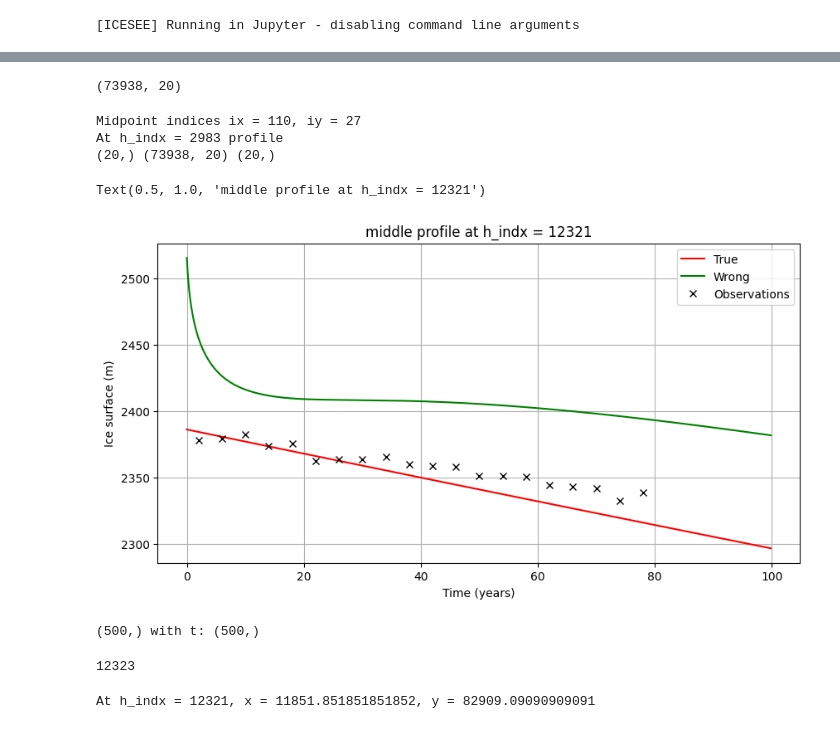
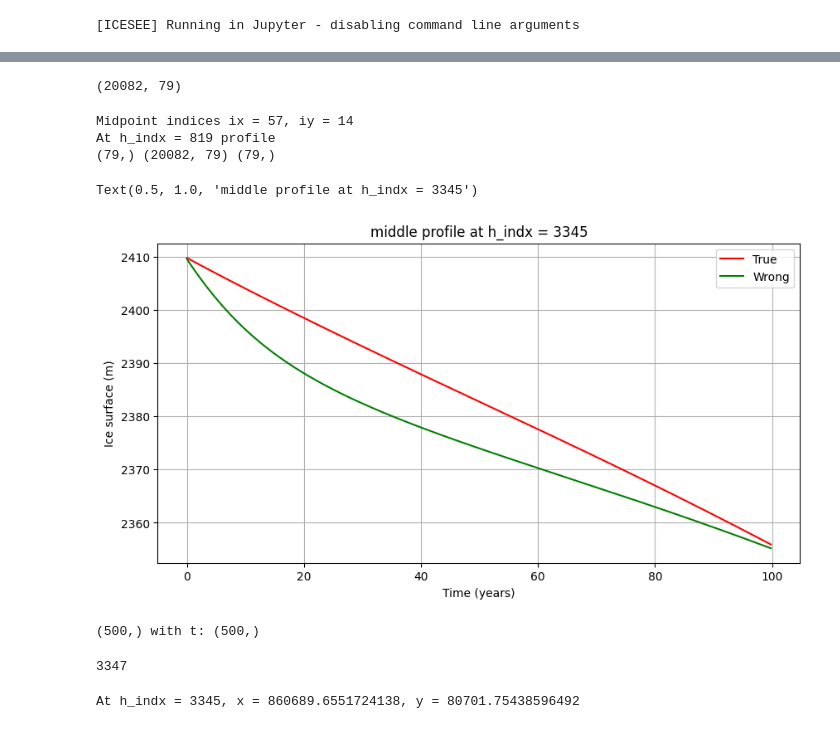
Before and after one commit to ICESEE-project/ICESEE, a Jupyter notebook: applications/issm_model/examples/ISMIP_Choi/read_results.ipynb, the cells around one changed output, grey strips where cells are left out. Drawn from its saved outputs; the diff is of its cells as text; code cells hidden in the pictures.

```diff
--- a/applications/issm_model/examples/ISMIP_Choi/read_results.ipynb
+++ b/applications/issm_model/examples/ISMIP_Choi/read_results.ipynb
@@ -16,5 +26,5 @@ from ICESEE.src.utils.tools import get_grid_dimensions, midprofiles_coords, midp
 # %%
-parameters = load_yaml_to_dict('params.yaml')
+parameters = load_yaml_to_dict(f'{cwd}/params.yaml')
 enkf_params     = get_section(parameters, 'enkf-parameters')
 modeling_params = get_section(parameters, 'modeling-parameters')
 # %%
@@ -86,10 +98,11 @@ if run_mode != 0:
 else:
     # file_path = '_modelrun_datasets/icesee_ensemble_data.h5'
     file_path = f'{data_dir}/icesee_ensemble_data.h5'
-    import h5py
     with h5py.File(file_path, 'r') as f:
         ensemble_vec_full = f['ensemble'][:]
         ensemble_vec_mean = f['ensemble_mean'][:]
         # ensemble_true_state = f['true_state'][:]
         # ensemble_nurged_state = f['nurged_state'][:]
         ensemble_bg = None
+nd, Nens, nt = ensemble_vec_full.shape
+ndim = nd//6
@@ -96,3 +218,8 @@ else:
+# %%
+file_path = f'{data_dir}/icesee_ensemble_data.h5'
+with h5py.File(file_path, 'r') as f:
+    ensemble_vec_full = f['ensemble'][:]
+    ensemble_vec_mean = f['ensemble_mean'][:]
 # %%
 # file_path='_modelrun_datasets/true_nurged_states.h5'
 with h5py.File(f'{data_dir}/true_nurged_states.h5', 'r') as f:
@@ -125,7 +266,7 @@ obs_indices = np.concatenate([indx_map[key] for key in all_observed])
 w = w[:, :ind_m.shape[0]]  # only use the observations at the observation indices
 w.shape
 # %% [output]
-(73938, 20)
+(20082, 79)
 # %%
 nt = ensemble_true_state.shape[1]; num_steps = nt-1
 ndim = ensemble_true_state.shape[0]
@@ -153,46 +294,46 @@ elif profile_flag == "middle":
     h_indx = ((ix//2)*(my-1)) + (iy)//2 #(ix/2,iy/2) point
 elif profile_flag == "end":
     h_indx = (mx-1)*(my-1) + 0
     # h_indx = (mx-1)*(my-1) + (my-1)//2
 # elif profile_flag == "random":
 #     h_indx = np.random.randint(htrue.shape[0])
 
 print(f"At h_indx = {h_indx} profile ")
 
 # plot the ensemble_true_state and ensemble_nurged_state
 htrue = ensemble_true_state[hdim:2*hdim,:]
 hnurge = ensemble_nurged_state[hdim:2*hdim,:]
 
 # h_indx=hdim-2
 # h_indx=0
 h_indx = hdim-2
 
 h_true = htrue[h_indx,:]
 h_nurged = hnurge[h_indx,:]
 
 plt.figure(figsize=(10,5))
 plt.plot(t[:-1],h_true[:-1],'r',label='True')
 plt.plot(t[:-1],h_nurged[:-1],'g',label='Wrong')
 obs = w[hdim+h_indx,:]; print(obs.shape, w.shape, t[ind_m].shape)
-plt.plot(t[ind_m],obs,'kx',label="Observations")
+# plt.plot(t[ind_m],obs,'kx',label="Observations")
 plt.xlabel('Time (years)')
 plt.ylabel('Ice surface (m)')
 plt.legend()
 plt.grid()
 plt.title(f"{profile_flag} profile at h_indx = {h_indx}")
 # %% [output]
-Midpoint indices ix = 110, iy = 27
-At h_indx = 2983 profile
-(20,) (73938, 20) (20,)
+Midpoint indices ix = 57, iy = 14
+At h_indx = 819 profile
+(79,) (20082, 79) (79,)
-Text(0.5, 1.0, 'middle profile at h_indx = 12321')
+Text(0.5, 1.0, 'middle profile at h_indx = 3345')
-[figure, old version]
+[figure, new version]
 # %%
 print(f"{h_true[:-1].shape} with t: {t[:-1].shape}")
 hdim
 # 0.25*hdim
 # %% [output]
 (500,) with t: (500,)
-12323
+3347
 # %%
 Lx, Ly = datasets_tw["Lxy"][0], datasets_tw["Lxy"][1]
 nx, ny = datasets_tw["nxy"][0], datasets_tw["nxy"][1]
@@ -208,4 +349,4 @@ dx,dy = Lx/(mx-1), Ly/(mx-1)
 
 print(f"At h_indx = {h_indx}, x = {x_h}, y = {y_h}")
 # %% [output]
-At h_indx = 12321, x = 11851.851851851852, y = 82909.09090909091
+At h_indx = 3345, x = 860689.6551724138, y = 80701.75438596492
```
Also changed, not shown: parts of 28 cells of this notebook, 12 other files.
